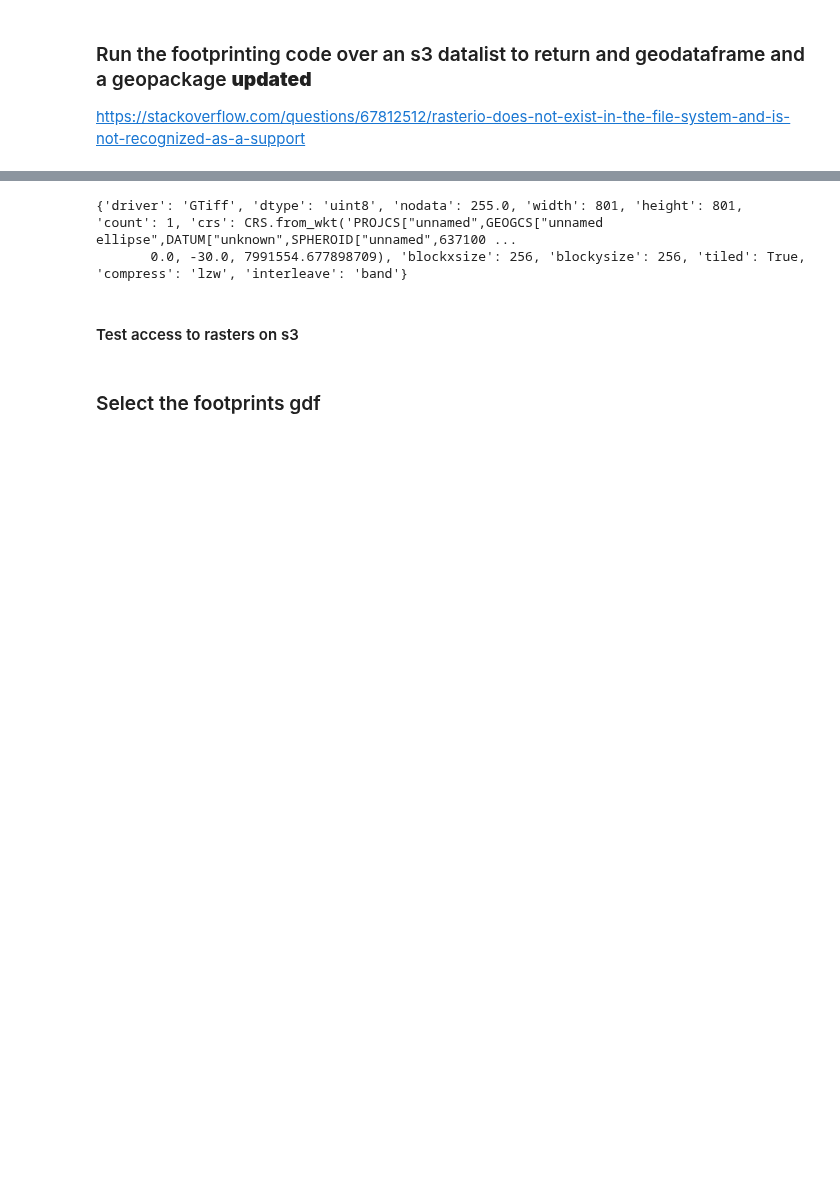
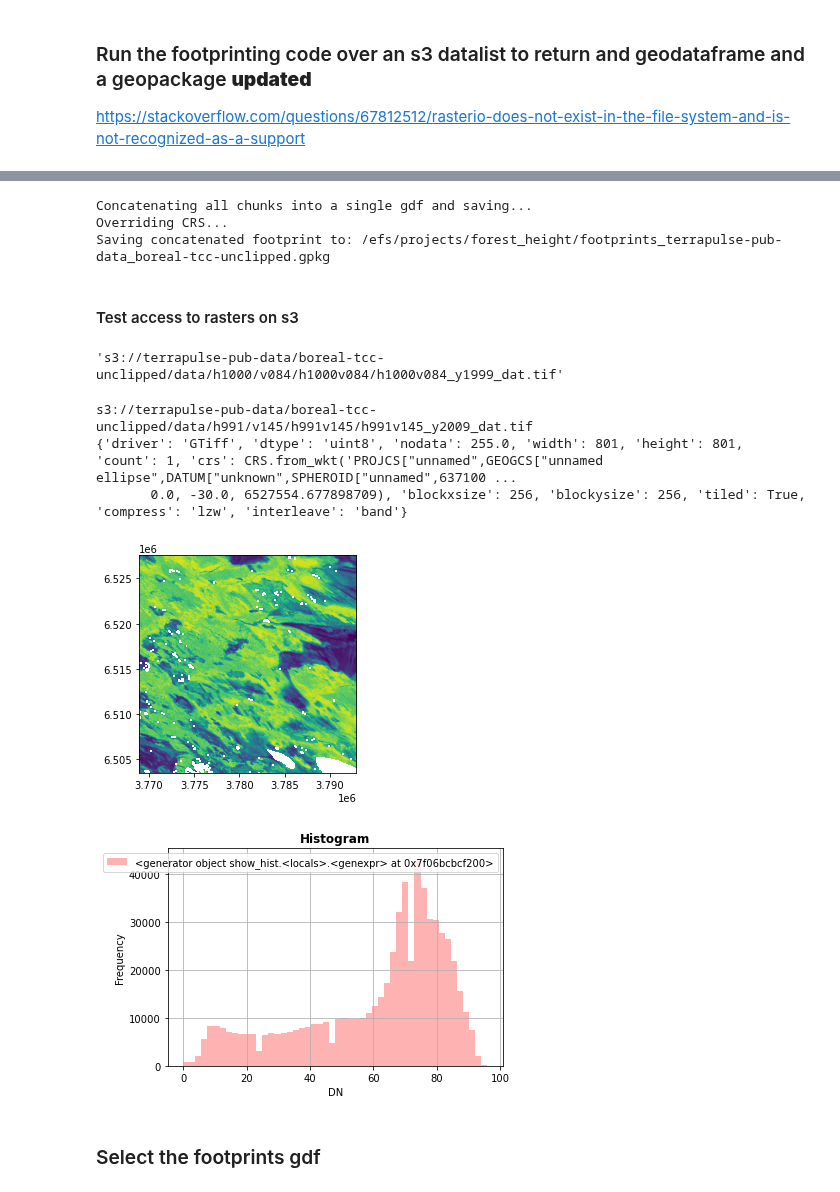
Before and after one commit to pahbs/geoscitools, a Jupyter notebook: footprint.ipynb, the cells around one changed output, grey strips where cells are left out. Cells and saved outputs as stored; diff of their text form; code cells hidden in the pictures; blank space fills up the shorter version.

Commit message:
update with dict for terrapulse boreal unclipped date

```diff
--- a/footprint.ipynb
+++ b/footprint.ipynb
@@ -211,0 +191,14 @@ d
+# %%
+######################
+# Select a dictionary
+d = dict_list[0]
+TEST=False
+TEST_SIZE=100
+CHUNK=True
+CHUNK_SIZE=5000
+def chunks(lst, n):
+    """Yield successive n-sized chunks from lst."""
+    for i in range(0, len(lst), n):
+        yield lst[i:i + n]
+######################
+d
@@ -285,9 +314,27 @@ r_fn_list
-# %%
-with rasterio.Env(AWS_NO_SIGN_REQUEST='YES'):
-    with rasterio.open(r_fn_list[0], mode='r') as dataset:
-        print(dataset.profile)
-# %% [output]
-{'driver': 'GTiff', 'dtype': 'uint8', 'nodata': 255.0, 'width': 801, 'height': 801, 'count': 1, 'crs': CRS.from_wkt('PROJCS["unnamed",GEOGCS["unnamed ellipse",DATUM["unknown",SPHEROID["unnamed",637100 ...
-       0.0, -30.0, 7991554.677898709), 'blockxsize': 256, 'blockysize': 256, 'tiled': True, 'compress': 'lzw', 'interleave': 'band'}
+# %%
+# Concat chunks and write full file
+print('Concatenating all chunks into a single gdf and saving...')
+footprint_gdf = pd.concat(footprint_gdf_list)
+
+if 'boreal-tcc-unclipped' in d['image_type']:
+    print('Overriding CRS...')
+    import pyproj
+    # This comes from the dataset.profile of one of the raster tiles
+    crs_sin = pyproj.crs.CRS.from_wkt('PROJCS["unnamed",GEOGCS["unnamed ellipse",DATUM["unknown",SPHEROID["unnamed",6371007.181,0]],PRIMEM["Greenwich",0],UNIT["degree",0.0174532925199433,AUTHORITY["EPSG","9122"]]],PROJECTION["Sinusoidal"],PARAMETER["longitude_of_center",0],PARAMETER["false_easting",0],PARAMETER["false_northing",0],UNIT["metre",1,AUTHORITY["EPSG","9001"]],AXIS["Easting",EAST],AXIS["Northing",NORTH]]')
+
+    footprint_gdf = footprint_gdf.set_crs(crs_sin, allow_override=True)
+
+# Make a 'tile_num' field based on index
+footprint_gdf['tile_num'] = footprint_gdf.index
+
+# Make an s3_path field with full filename path
+footprint_gdf["s3_path"] = footprint_gdf[['path', 'file']].apply(lambda row: os.path.join(*row), axis=1)
+
+print(f"Saving concatenated footprint to: {os.path.join(d['out_footprint_dir'], filename +'.gpkg')}")
+footprint_gdf.to_file(os.path.join(d['out_footprint_dir'], filename +'.gpkg'), driver='GPKG')
+# %% [output]
+Concatenating all chunks into a single gdf and saving...
+Overriding CRS...
+Saving concatenated footprint to: /efs/projects/forest_height/footprints_terrapulse-pub-data_boreal-tcc-unclipped.gpkg
 # %% [markdown]
 #### Test access to rasters on s3
@@ -310,3 +341,27 @@ with rio.Env(aws_session):
+# %%
+footprint_gdf["s3_path"] = footprint_gdf[['path', 'file']].apply(lambda row: os.path.join(*row).replace('y2019','y1999'), axis=1)
+footprint_gdf.s3_path.to_list()[0]
+# %% [output]
+'s3://terrapulse-pub-data/boreal-tcc-unclipped/data/h1000/v084/h1000v084/h1000v084_y1999_dat.tif'
+# %%
+r_fn = r_fn_list[1000].replace('y2019','y2009')
+print(r_fn)
+with rasterio.Env(AWS_NO_SIGN_REQUEST='YES'):
+    with rasterio.open(r_fn, mode='r') as dataset:
+        print(dataset.profile)
+        from rasterio.plot import show_hist
+        import contextily as ctx
+        show(dataset)
+
+        show_hist(
+            dataset, bins=50, lw=0.0, stacked=False, alpha=0.3,
+            histtype='stepfilled', title="Histogram")
+# %% [output]
+s3://terrapulse-pub-data/boreal-tcc-unclipped/data/h991/v145/h991v145/h991v145_y2009_dat.tif
+{'driver': 'GTiff', 'dtype': 'uint8', 'nodata': 255.0, 'width': 801, 'height': 801, 'count': 1, 'crs': CRS.from_wkt('PROJCS["unnamed",GEOGCS["unnamed ellipse",DATUM["unknown",SPHEROID["unnamed",637100 ...
+       0.0, -30.0, 6527554.677898709), 'blockxsize': 256, 'blockysize': 256, 'tiled': True, 'compress': 'lzw', 'interleave': 'band'}
+[figure, added]
+[figure, added]
 # %% [markdown]
 ### Select the footprints gdf
 # %%
```
Also changed, not shown: parts of 6 cells of this notebook.
